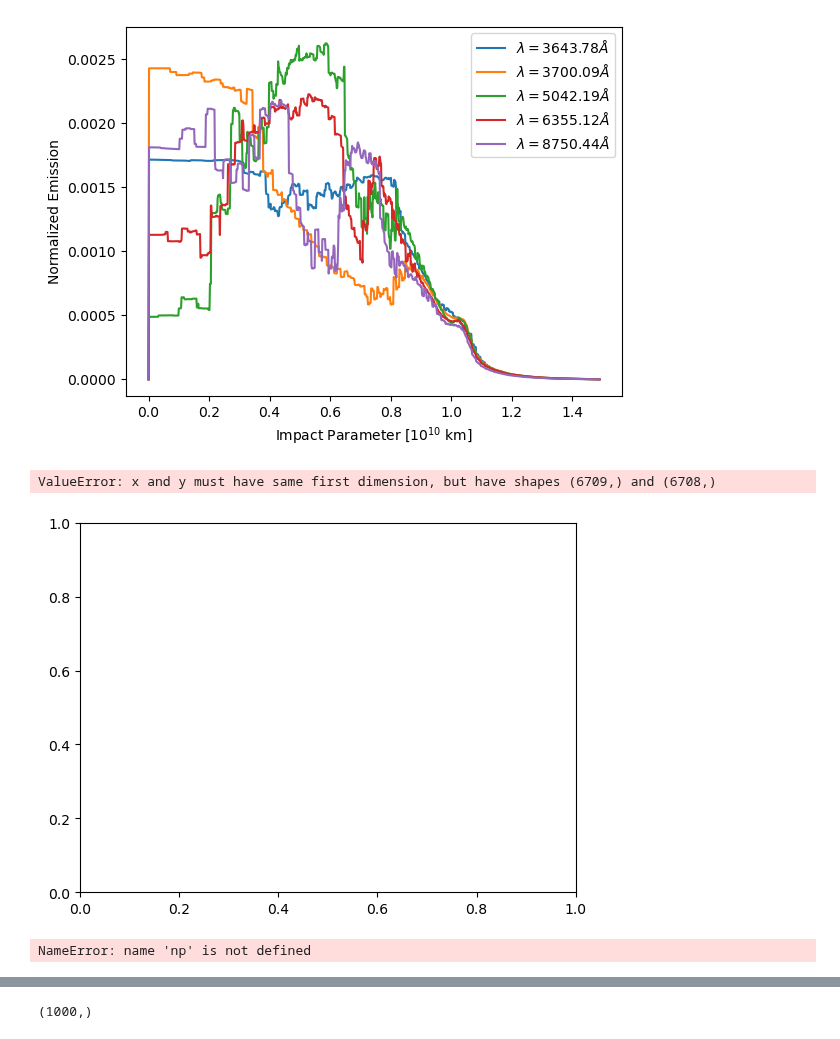
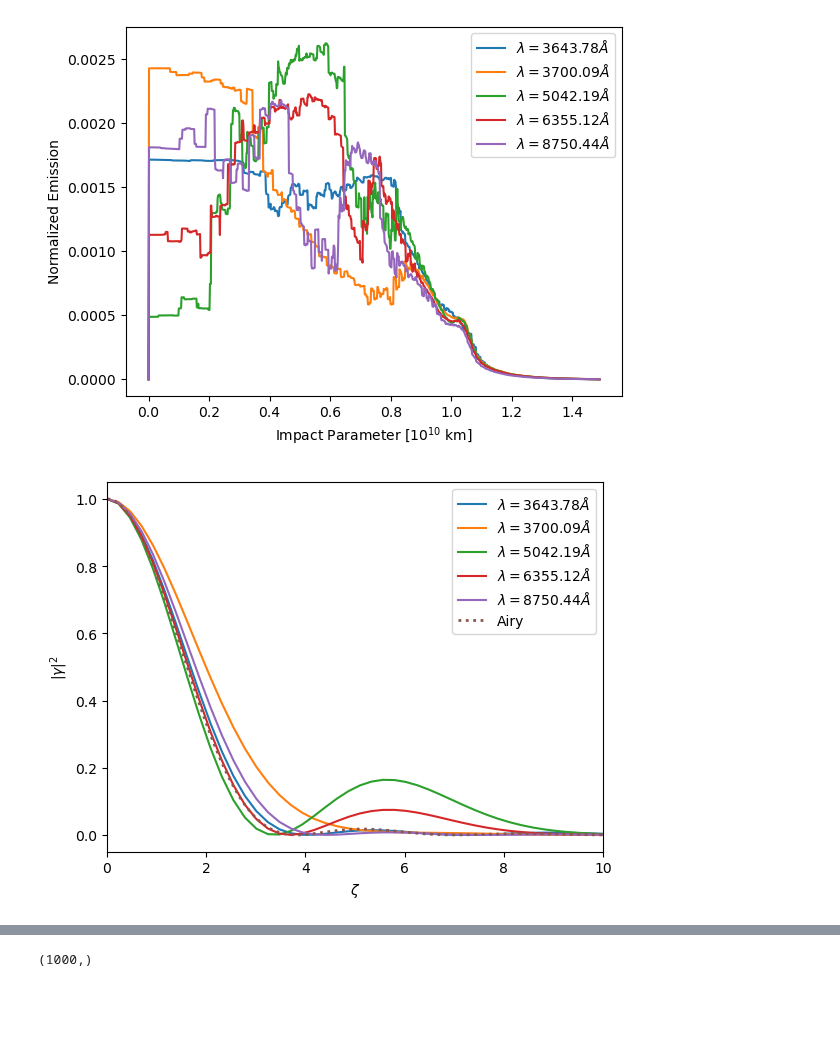
Before and after one commit to AlexGKim/II, a Jupyter notebook: Untitled.ipynb, the cells around one changed output, grey strips where cells are left out. Drawn from its saved outputs; the diff is of its cells as text; code cells hidden in the pictures; blank space fills up the shorter version.

```diff
--- a/Untitled.ipynb
+++ b/Untitled.ipynb
@@ -82,69 +82,44 @@ plt.savefig('impact.pdf')
 # %% [output]
 [figure]
 # %%
-nd = axis0[:].shape[0]
-delta = axis0[1]-axis0[0]
-drad = 1.e15
-ndisk = drad/delta
-factor = 20
-nexpand = int(factor*ndisk)
+def gamma2_polar(inarr,factor=20):
+    nd = inarr.shape[0]
+    nexpand = int(factor*nd)
 
-for index in [maxorder[0],idx3700,maxorder[-1],idx6355,idx8750]:
     flux = numpy.zeros(nexpand)
     for i in range(nd*2-1):
         x = numpy.abs(i+1-nd)
-        flux[i] = 2*numpy.sqrt(nd**2-x*x)* block0_values[index,x]
+        flux[i] = 2*numpy.sqrt(nd**2-x*x)* inarr[x]
     flux = flux/flux.sum()
     gamma = rfft(flux)
     gamma2 = numpy.abs(gamma)**2
-    plt.plot(numpy.arange(nexpand/2+1)*2*numpy.pi/factor,gamma2,label=r"$\lambda={:.2f}\AA$".format(lambdas[index]))
+    return gamma2
+
+nd = axis0[:].shape[0]
+delta = axis0[1]-axis0[0]
+drad = 0.55e15
+ndisk = 2*drad/delta
+# nexpand = int(factor*ndisk)
+
+for index in [maxorder[0],idx3700,maxorder[-1],idx6355,idx8750]:
+    # flux = numpy.zeros(nexpand)
+    # for i in range(nd*2-1):
+    #     x = numpy.abs(i+1-nd)
+    #     flux[i] = 2*numpy.sqrt(nd**2-x*x)* block0_values[index,x]
+    # flux = flux/flux.sum()
+    # gamma = rfft(flux)
+    # gamma2 = numpy.abs(gamma)**2
+    gamma2 = gamma2_polar(block0_values[index,:])
+    plt.plot(numpy.arange(gamma2.shape[0])*numpy.pi/(gamma2.shape[0]/ndisk),gamma2,label=r"$\lambda={:.2f}\AA$".format(lambdas[index]))
 zeta = numpy.arange(0,nd,0.01)
 plt.plot(zeta,(2*jv(1,zeta)/zeta)**2,label='Airy',ls='dotted',lw=2)
 plt.ylabel(r"$|\gamma|^2$")
 plt.xlabel(r"$\zeta$")
-plt.xlim((0,20))
+plt.xlim((0,10))
 plt.legend()
-plt.show()
 plt.savefig('gamma2.pdf')
 # %% [output]
-ValueError: x and y must have same first dimension, but have shapes (6709,) and (6708,)
-[figure, old version]
+[figure, new version]
-# %%
-nd = axis0[:].shape[0]
-delta = axis0[1]-axis0[0]
-drad = 1e15
-ndisk = drad/delta
-factor = 10
-nexpand = int(factor*ndisk)
-
-x = numpy.arange(nexpand)
-y = numpy.arange(nexpand)
-X, Y = np.meshgrid(x, y)
-
-# Compute the radius grid
-R = np.sqrt(X**2 + Y**2)
-for index in [maxorder[0],idx3700,maxorder[-1],idx6355,idx8750]:
-    flux = numpy.zeros((nexpand,nexpand))
-
-    interp = numpy.interp(R,numpy.arange(nd),block0_values[index,:])
-    for i in range(nexpand):
-        for j in range(nexpand):
-            if R[i,j] <= nd:
-                flux[i,j]=interp[i,j]
-
-    flux = flux/flux.sum()
-    # flux[0:nlam]= ren[maxorder[index],:]
-    gamma = rfft2(flux)
-    gamma2 = numpy.abs(gamma)**2
-    plt.plot(numpy.arange(20)*numpy.pi/factor,gamma2[0,:20],label=r"$\lambda={:.2f}\AA$".format(lambdas[index]))
-zeta = numpy.arange(0,20//numpy.pi,0.01)
-plt.plot(zeta,(2*jv(1,zeta)/zeta)**2,label='Airy',ls='dotted',lw=2)
-plt.ylabel(r"$|\gamma|^2$")
-plt.xlabel(r"$\zeta$")
-plt.legend()
-plt.savefig('gamma2.pdf')
-# %% [output]
-NameError: name 'np' is not defined
 # %%
 plt.plot(fftshift(gamma2/gamma2.max())[10*nlam//2-50: 10*nlam//2+50],label='SN')
 plt.plot(fftshift(gamma2_a/gamma2_a.max())[10*nlam//2-50: 10*nlam//2+50],label='Airy')
```
Also changed, not shown: parts of 1 cell of this notebook.
